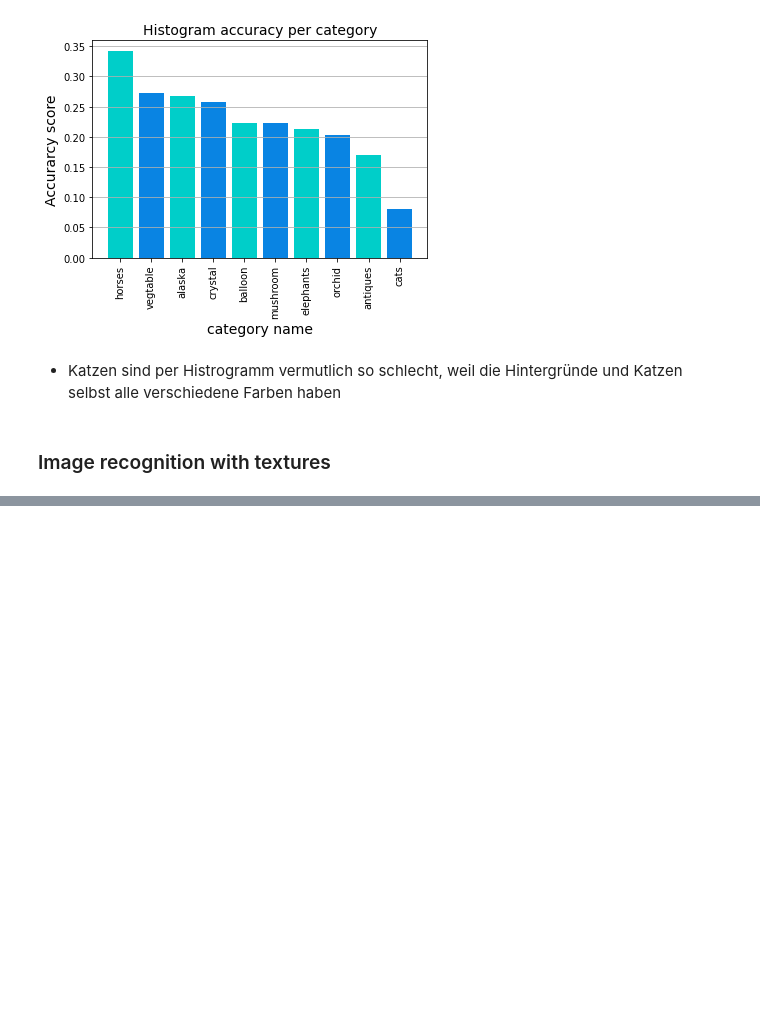
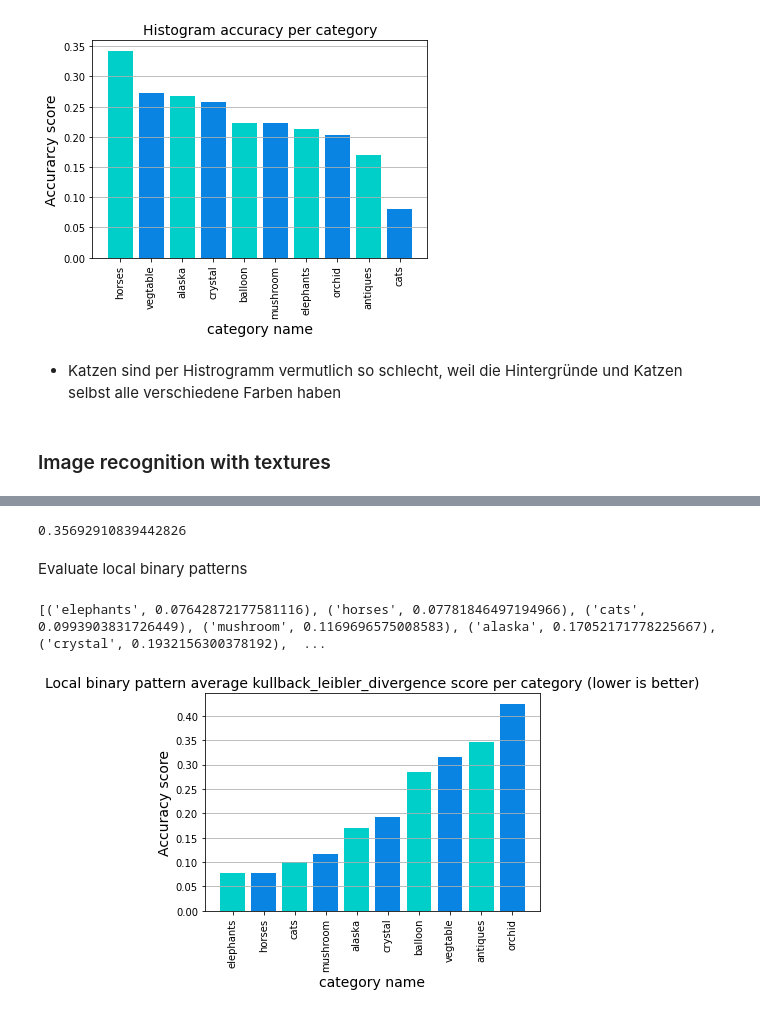
Before and after one commit to Bassadin/ML-for-CV-INM1, a Jupyter notebook: Tasks/Practical_04/Praktikum04_Bildsuche_mit_Merkmalen.ipynb, the cells around one changed output, grey strips where cells are left out. Cells and saved outputs as stored; diff of their text form; code cells hidden in the pictures; blank space fills up the shorter version.

Commit message:
add basic kullbck-leibler-score comparison

```diff
--- a/Tasks/Practical_04/Praktikum04_Bildsuche_mit_Merkmalen.ipynb
+++ b/Tasks/Practical_04/Praktikum04_Bildsuche_mit_Merkmalen.ipynb
@@ -322,0 +296,70 @@ plt.show()
+# %%
+
+imagePath1 = "wangCustom10\\alaska\\114001.jpg"
+imagePath2 = "wangCustom10\\alaska\\114002.jpg"
+
+histImage1 = getLocalBinaryPatternHistogramForImagePath(imagePath1)
+histImage2 = getLocalBinaryPatternHistogramForImagePath(imagePath2)
+
+# plt.imshow(getLocalBinaryPatternForImagePath(imagePath1), cmap="gray")
+# plt.show()
+
+# plt.hist(getLocalBinaryPatternHistogramForImagePath(imagePath1))
+# print(getLocalBinaryPatternHistogramForImagePath(imagePath1))
+# plt.xlim(0, 1)
+# plt.show()
+
+score = kullback_leibler_divergence(histImage1, histImage2)
+print(score)
+# %% [output]
+0.35692910839442826
+# %% [markdown]
+Evaluate local binary patterns
+# %%
+rootFolder = "wangCustom10/"
+
+recognitionDictionaryLBP = {}
+
+for _, categoryDirectories, _ in os.walk(rootFolder):
+    for directoryName in categoryDirectories:
+        eachSubdirectoryPath = rootFolder + directoryName
+        firstFilePathInFolder = (
+            eachSubdirectoryPath + "/" + os.listdir(eachSubdirectoryPath)[0]
+        )
+
+        fileCount = 0
+        kullbackLeiblerDivergenceScoreSum = 0
+
+        LBPHistogramForFirstFileInFolder = getLocalBinaryPatternHistogramForImagePath(firstFilePathInFolder)
+
+        for _, _, imageFiles in os.walk(eachSubdirectoryPath):
+            for imageFile in imageFiles:
+                fileCount += 1
+                kullbackLeiblerDivergenceScoreSum += kullback_leibler_divergence(
+                    LBPHistogramForFirstFileInFolder,
+                    getLocalBinaryPatternHistogramForImagePath(eachSubdirectoryPath + "/" + imageFile),
+                )
+
+        recognitionDictionaryLBP[directoryName] = kullbackLeiblerDivergenceScoreSum / fileCount
+
+recognitionDictionaryLBP = sorted(
+    recognitionDictionaryLBP.items(), key=operator.itemgetter(1), reverse=False
+)
+
+print(recognitionDictionaryLBP)
+# %% [output]
+[('elephants', 0.07642872177581116), ('horses', 0.07781846497194966), ('cats', 0.0993903831726449), ('mushroom', 0.1169696575008583), ('alaska', 0.17052171778225667), ('crystal', 0.1932156300378192),  ...
+# %%
+subDirNames = [i[0] for i in recognitionDictionaryLBP]
+histogramAccuracyValues = [i[1] for i in recognitionDictionaryLBP]
+
+New_Colors = ["#00cec9", "#0984e3"]
+plt.bar(subDirNames, histogramAccuracyValues, color=New_Colors)
+plt.title("Local binary pattern average kullback_leibler_divergence score per category (lower is better)", fontsize=14)
+plt.xlabel("category name", fontsize=14)
+plt.ylabel("Accuracy score", fontsize=14)
+plt.xticks(rotation="vertical")
+plt.gca().yaxis.grid(True)
+plt.show()
+# %% [output]
+[figure, added]
```
Also changed, not shown: parts of 5 cells of this notebook.
